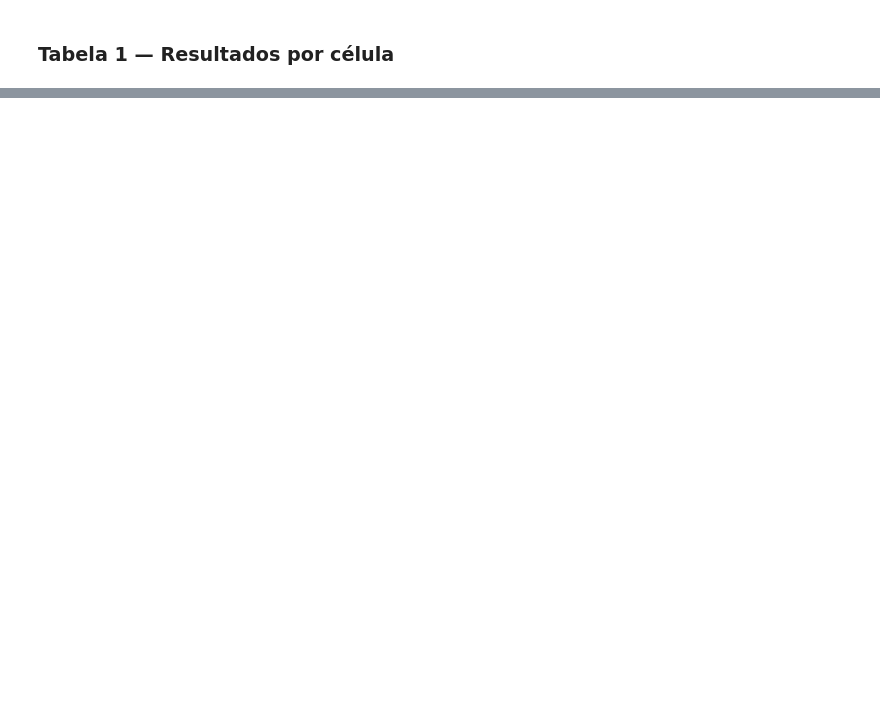
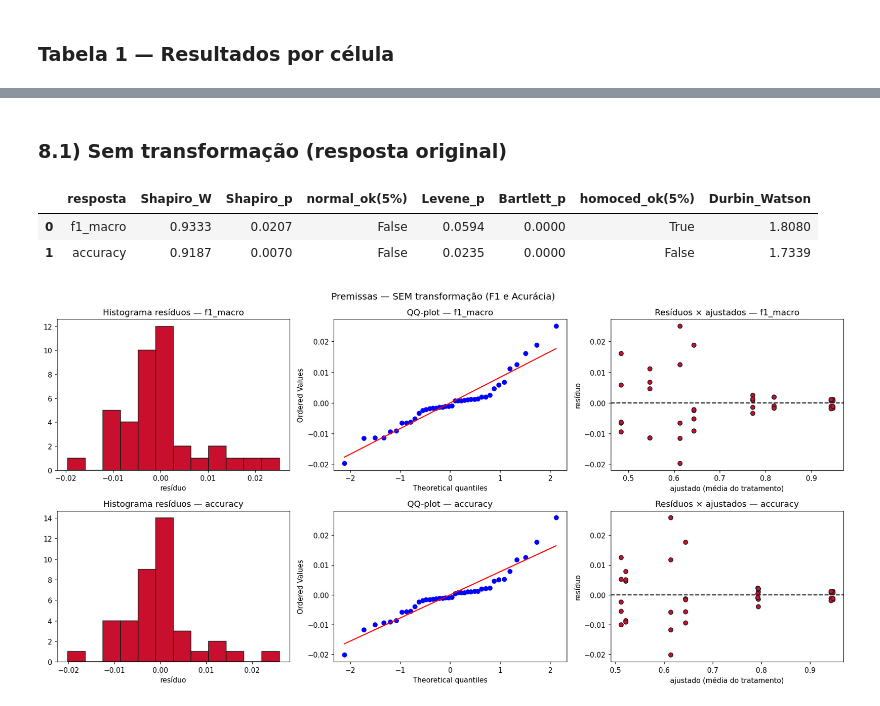
Before and after one commit to Ktzani/llm-annotation, a Jupyter notebook: src/notebooks/mq/analise_projeto_fatorial_2x2x2.ipynb, the cells around one changed output, grey strips where cells are left out. Drawn from its saved outputs; the diff is of its cells as text; code cells hidden in the pictures; blank space fills up the shorter version.

```diff
--- a/src/notebooks/mq/analise_projeto_fatorial_2x2x2.ipynb
+++ b/src/notebooks/mq/analise_projeto_fatorial_2x2x2.ipynb
@@ -871,0 +336,52 @@ for p in sorted(EXPORT_DIR.glob("*.json")):
+# %%
+def _residuos(data, response):
+    d = data.copy()
+    d["_fitted"] = d.groupby("tratamento")[response].transform("mean")
+    d["_resid"] = d[response] - d["_fitted"]
+    return d
+
+def testar_premissas(data, response):
+    d = _residuos(data, response); resid = d["_resid"].to_numpy()
+    W, p_sw = stats.shapiro(resid)
+    grupos = [g[response].to_numpy() for _, g in d.groupby("tratamento")]
+    _, p_lev = stats.levene(*grupos, center="median")
+    _, p_bar = stats.bartlett(*grupos)
+    dw = np.sum(np.diff(resid) ** 2) / np.sum(resid ** 2)
+    return {"resposta": response, "Shapiro_W": W, "Shapiro_p": p_sw, "normal_ok(5%)": p_sw >= 0.05,
+            "Levene_p": p_lev, "Bartlett_p": p_bar, "homoced_ok(5%)": p_lev >= 0.05,
+            "Durbin_Watson": dw}
+
+def _logit(p, eps=1e-6):
+    p = np.clip(p, eps, 1 - eps)
+    return np.log(p / (1 - p))
+
+# colunas logit (usadas nas premissas e nas análises)
+df_results["f1_logit"] = _logit(df_results["f1_macro"])
+df_results["acc_logit"] = _logit(df_results["accuracy"])
+
+def plot_residuos(data, response, axes):
+    d = _residuos(data, response); resid = d["_resid"].to_numpy(); fitted = d["_fitted"].to_numpy()
+    axes[0].hist(resid, bins=12, color="#C8102E", edgecolor="#1A1A1A")
+    axes[0].set_title(f"Histograma resíduos — {response}"); axes[0].set_xlabel("resíduo")
+    stats.probplot(resid, dist="norm", plot=axes[1]); axes[1].set_title(f"QQ-plot — {response}")
+    axes[2].scatter(fitted, resid, color="#C8102E", edgecolor="#1A1A1A")
+    axes[2].axhline(0, color="#1A1A1A", ls="--")
+    axes[2].set_xlabel("ajustado (média do tratamento)"); axes[2].set_ylabel("resíduo")
+    axes[2].set_title(f"Resíduos × ajustados — {response}")
+# %% [markdown]
+### 8.1) Sem transformação (resposta original)
+# %%
+premissas = pd.DataFrame([testar_premissas(df_results, "f1_macro"),
+                          testar_premissas(df_results, "accuracy")])
+display(premissas)
+
+fig, axes = plt.subplots(2, 3, figsize=(16, 8))
+plot_residuos(df_results, "f1_macro", axes[0])
+plot_residuos(df_results, "accuracy", axes[1])
+fig.suptitle("Premissas — SEM transformação (F1 e Acurácia)", fontsize=13)
+plt.tight_layout(); plt.show()
+# %% [output]
+|  | resposta | Shapiro_W | Shapiro_p | normal_ok(5%) | Levene_p | Bartlett_p | homoced_ok(5%) | Durbin_Watson |
+| 0 | f1_macro | 0.9333 | 0.0207 | False | 0.0594 | 0.0000 | True | 1.8080 |
+| 1 | accuracy | 0.9187 | 0.0070 | False | 0.0235 | 0.0000 | False | 1.7339 |
+[figure, added]
```
Also changed, not shown: parts of 78 cells of this notebook, 7 other files.
